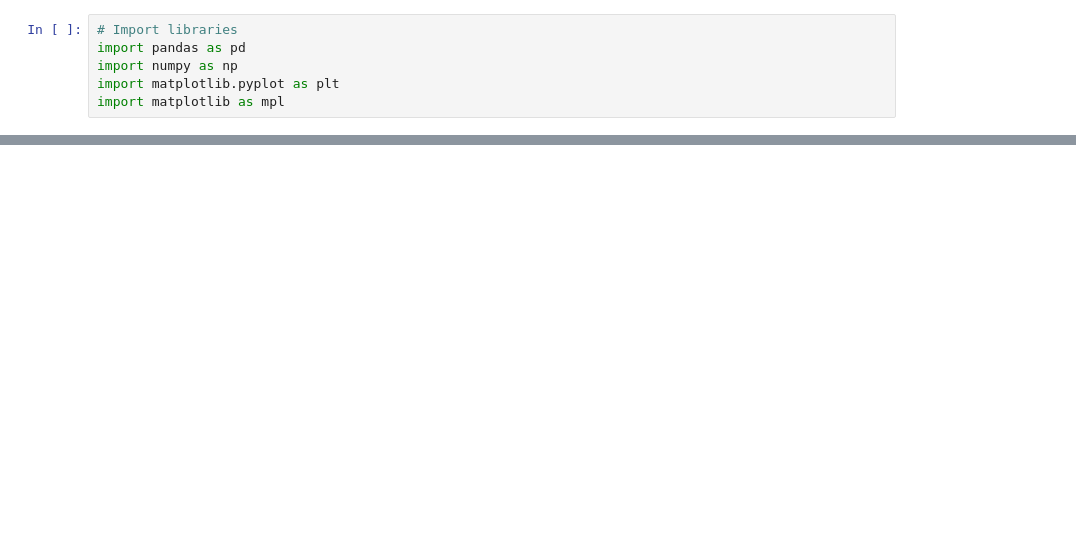
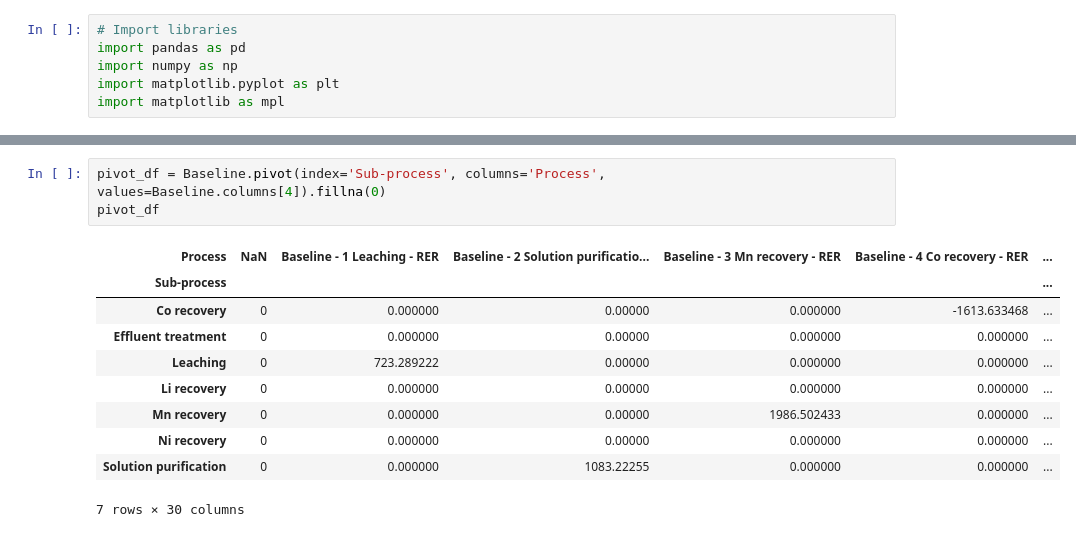
Before and after one commit to laphei/openlca-contributor, a Jupyter notebook: manual_contributor.ipynb, the cells around one changed output, grey strips where cells are left out. Cells and saved outputs as stored; diff of their text form; blank space fills up the shorter version.

```diff
--- a/manual_contributor.ipynb
+++ b/manual_contributor.ipynb
@@ -52,0 +43,14 @@ Baseline
+# %%
+pivot_df = Baseline.pivot(index='Sub-process', columns='Process', values=Baseline.columns[4]).fillna(0)
+pivot_df
+# %% [output]
+| Process | NaN | Baseline - 1 Leaching - RER | Baseline - 2 Solution purificatio... | Baseline - 3 Mn recovery - RER | Baseline - 4 Co recovery - RER | ... |
+| Sub-process |  |  |  |  |  | ... |
+| Co recovery | 0 | 0.000000 | 0.00000 | 0.000000 | -1613.633468 | ... |
+| Effluent treatment | 0 | 0.000000 | 0.00000 | 0.000000 | 0.000000 | ... |
+| Leaching | 0 | 723.289222 | 0.00000 | 0.000000 | 0.000000 | ... |
+| Li recovery | 0 | 0.000000 | 0.00000 | 0.000000 | 0.000000 | ... |
+| Mn recovery | 0 | 0.000000 | 0.00000 | 1986.502433 | 0.000000 | ... |
+| Ni recovery | 0 | 0.000000 | 0.00000 | 0.000000 | 0.000000 | ... |
+| Solution purification | 0 | 0.000000 | 1083.22255 | 0.000000 | 0.000000 | ... |
+7 rows × 30 columns
```
Also changed, not shown: parts of 7 cells of this notebook.
